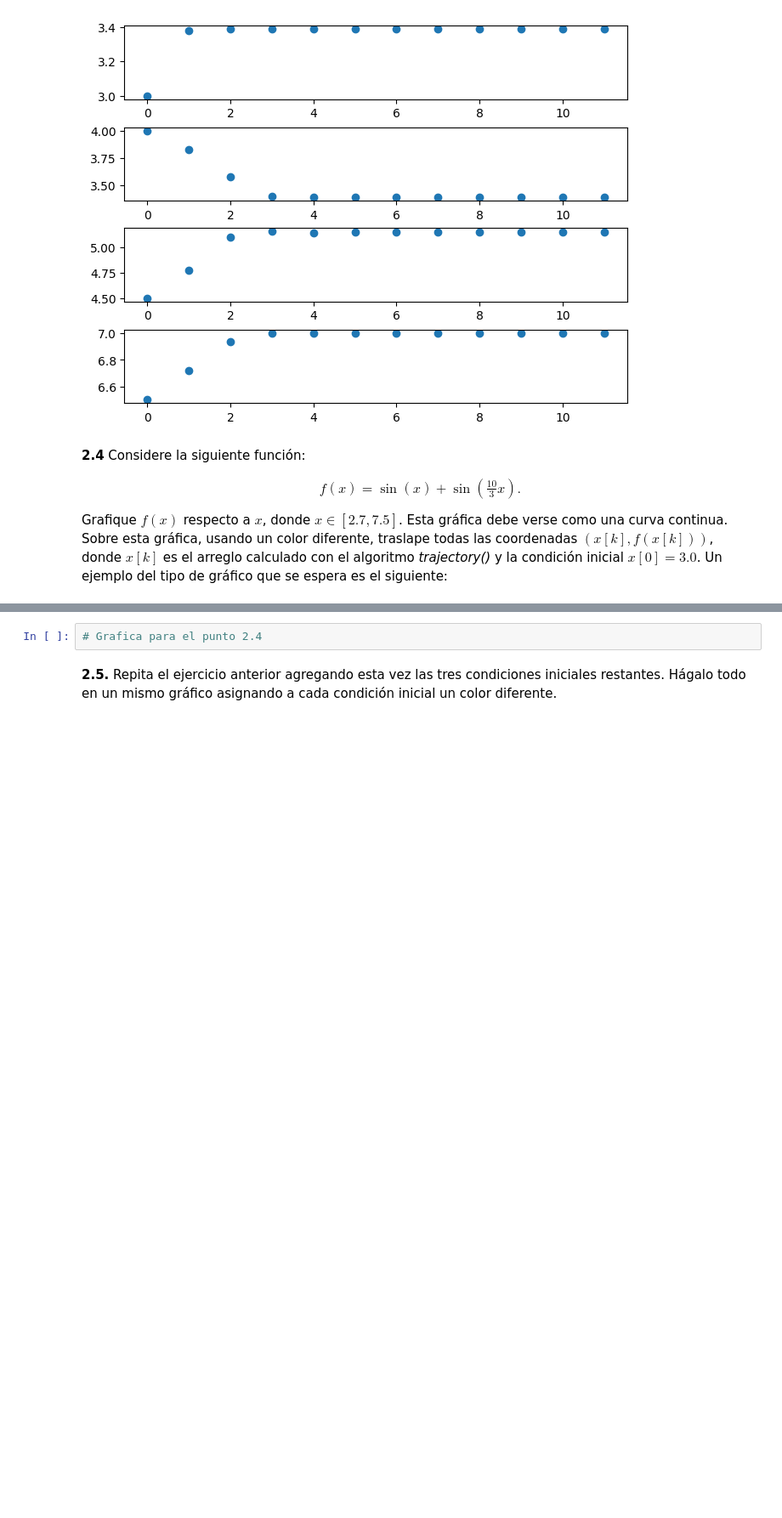
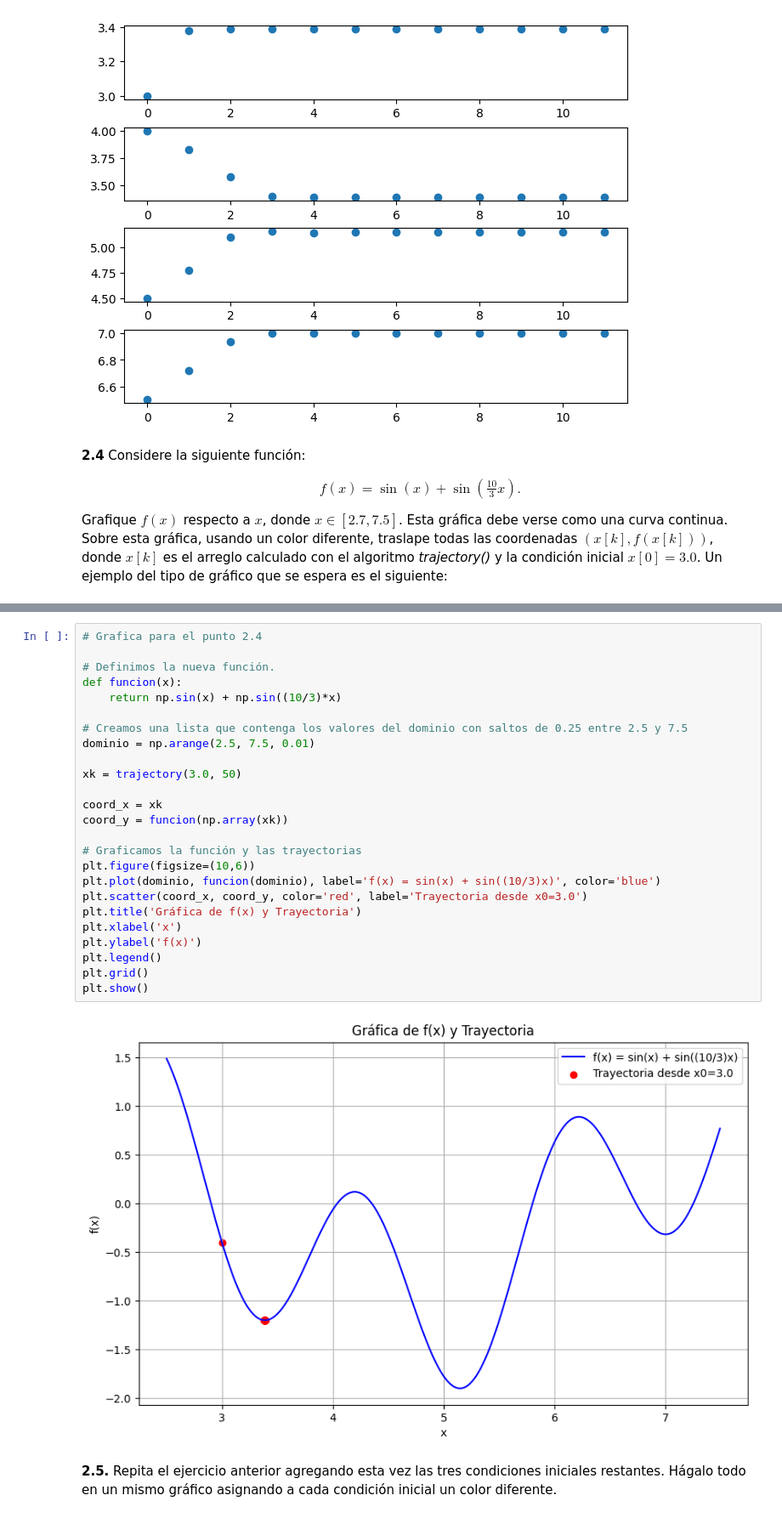
Before and after one commit to GargolasML/Lab4, a Jupyter notebook: Laboratorio_4_20261.ipynb, the cells around one changed output, grey strips where cells are left out. Shown at 85% size. Saved outputs shown, nothing was run; the diff lists cells and outputs as text; blank space fills up the shorter version.

Commit message:
Punto 2.4

```diff
--- a/Laboratorio_4_20261.ipynb
+++ b/Laboratorio_4_20261.ipynb
@@ -183,8 +183,33 @@ plt.show()
 Grafique $f(x)$ respecto a $x$, donde $x\in [2.7,7.5]$. Esta gráfica debe verse como una curva continua. Sobre esta gráfica, usando un color diferente, traslape todas las coordenadas $(x[k], f(x[k]))$, donde $x[k]$ es el arreglo calculado con el algoritmo *trajectory()* y la condición inicial $x[0]=3.0$. Un ejemplo del tipo de gráfico que se espera es el siguiente:
 # %% [markdown]
 ![image.png](embedded-picture-1)
-# %%
-# Grafica para el punto 2.4
+# %%
+# Grafica para el punto 2.4
+
+# Definimos la nueva función.
+def funcion(x):
+    return np.sin(x) + np.sin((10/3)*x)
+
+# Creamos una lista que contenga los valores del dominio con saltos de 0.25 entre 2.5 y 7.5
+dominio = np.arange(2.5, 7.5, 0.01)
+
+xk = trajectory(3.0, 50)
+
+coord_x = xk
+coord_y = funcion(np.array(xk))
+
+# Graficamos la función y las trayectorias
+plt.figure(figsize=(10,6))
+plt.plot(dominio, funcion(dominio), label='f(x) = sin(x) + sin((10/3)x)', color='blue')
+plt.scatter(coord_x, coord_y, color='red', label='Trayectoria desde x0=3.0')
+plt.title('Gráfica de f(x) y Trayectoria')
+plt.xlabel('x')
+plt.ylabel('f(x)')
+plt.legend()
+plt.grid()
+plt.show()
+# %% [output]
+[figure, added]
 # %% [markdown]
 **2.5.** Repita el ejercicio anterior agregando esta vez las tres condiciones iniciales restantes. Hágalo todo en un mismo gráfico asignando a cada condición inicial un color diferente.
 # %%
```
